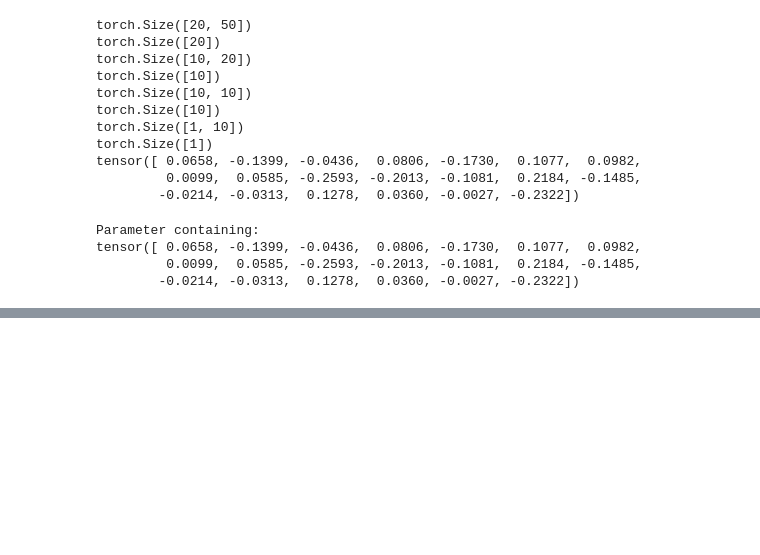
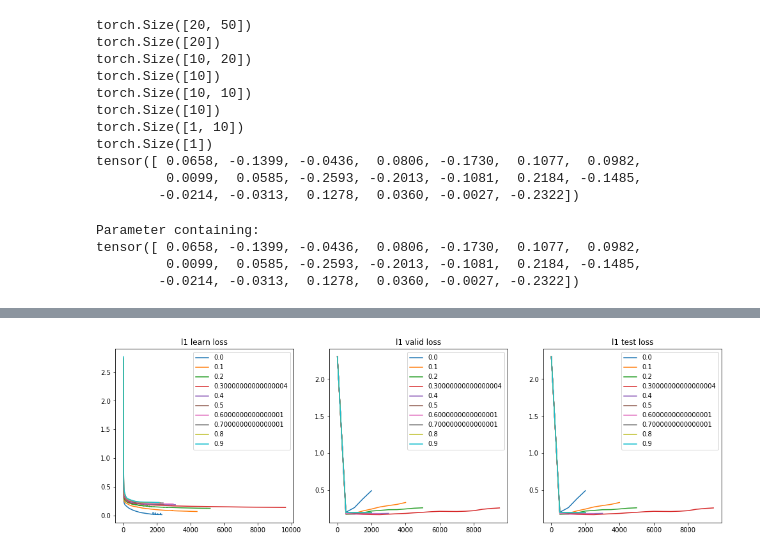
Before and after one commit to SultanovAR/mephi_course_neuro, a Jupyter notebook: bdz/regul.ipynb, the cells around one changed output, grey strips where cells are left out. Drawn from its saved outputs; the diff is of its cells as text; code cells hidden in the pictures; blank space fills up the shorter version.

```diff
--- a/bdz/regul.ipynb
+++ b/bdz/regul.ipynb
@@ -251,24 +266,26 @@ lambda:  0.0  breaked on epoch:  2291
 # %%
 #learn
 plt.figure(figsize=(17,5))
 
 plt.subplot(1, 3, 1)
 for num, lamb in enumerate(lambda_list):
     plt.plot(learn_loss_by_lambda[num], label=str(lamb))
-plt.title('learn loss')
+plt.title('l1 learn loss')
 plt.legend()
 
 #valid
 plt.subplot(1, 3, 2)
 for num, lamb in enumerate(lambda_list):
     plt.plot(epoch_by_lambda[num], valid_loss_by_lambda[num], label=str(lamb))
-plt.title('valid loss')
+plt.title('l1 valid loss')
 plt.legend()
 
 #test
 plt.subplot(1, 3, 3)
 for num, lamb in enumerate(lambda_list):
     plt.plot(epoch_by_lambda[num], test_loss_by_lambda[num], label=str(lamb))
-plt.title('test loss')
+plt.title('l1 test loss')
 plt.legend()
 plt.savefig('regul/l1_lossssss.png', bbox_inches='tight')
+# %% [output]
+[figure, added]
```
Also changed, not shown: parts of 13 cells of this notebook, 5 other files.
